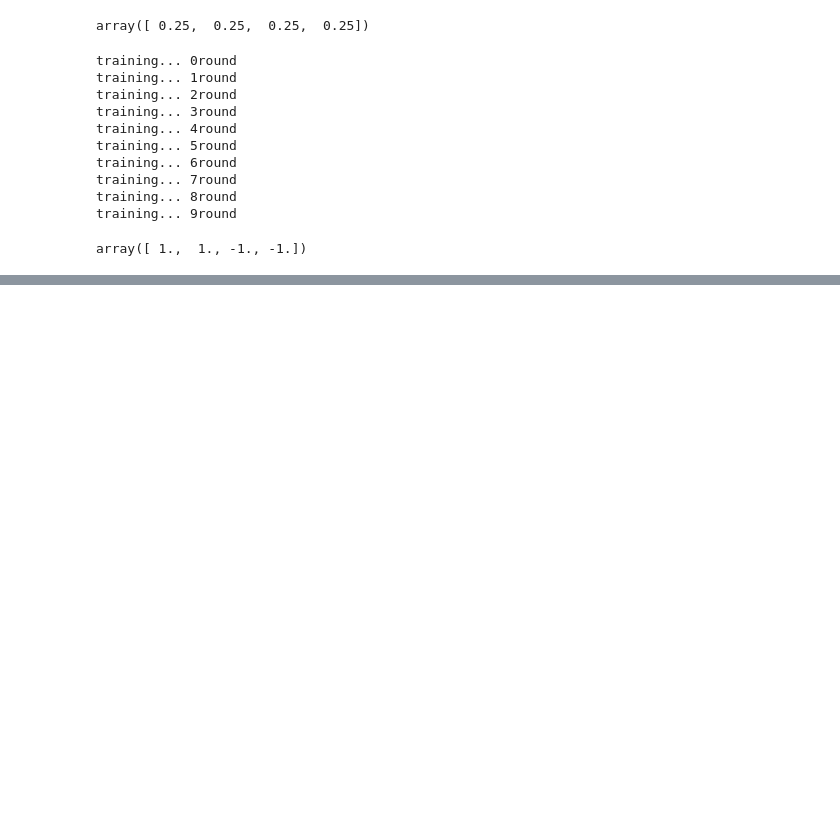
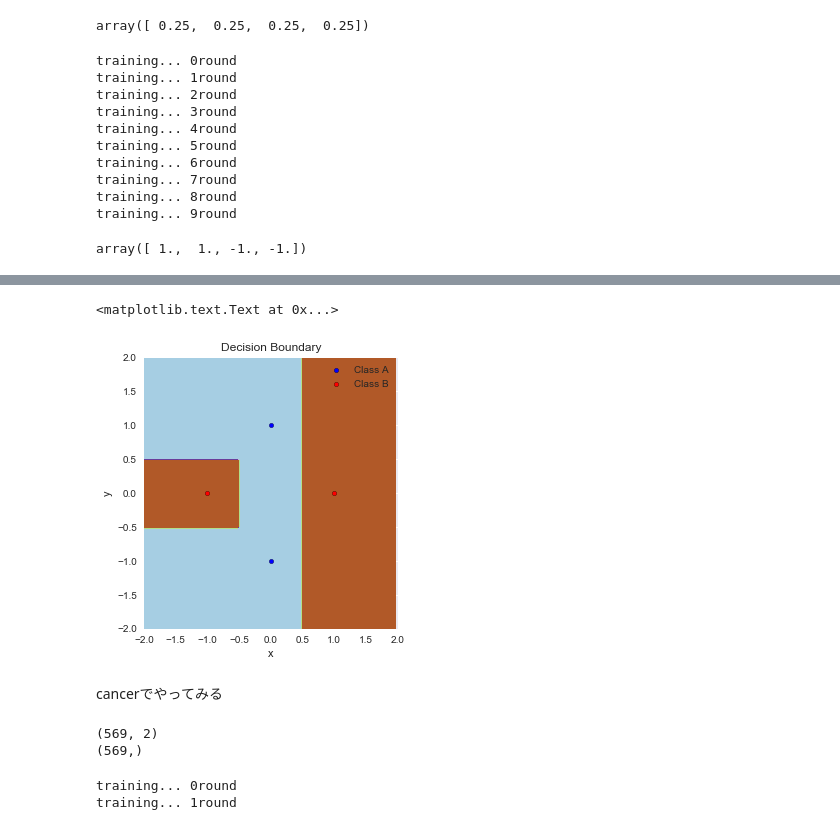
Before and after one commit to OhkaMLsemi/adaboost, a Jupyter notebook: Adaboost.ipynb, the cells around one changed output, grey strips where cells are left out. Saved outputs shown, nothing was run; the diff lists cells and outputs as text; code cells hidden in the pictures; blank space fills up the shorter version.

```diff
--- a/Adaboost.ipynb
+++ b/Adaboost.ipynb
@@ -376,8 +392,8 @@ class AdaBoost(object):
 
         return df.apply(func,axis=1).values
 # %%
-data = pd.DataFrame({0:[1,-1,0,0],1:[0,0,-1,1]})
-data
+X = pd.DataFrame({0:[1,-1,0,0],1:[0,0,-1,1]})
+X
 # %% [output]
 |  | 0 | 1 |
 | 0 | 1 | 0 |
@@ -385,4 +401,5 @@ data
 | 2 | 0 | -1 |
 | 3 | 0 | 1 |
 # %%
-y=[1,1,-1,-1]
+y=pd.Series([1,1,-1,-1])
+y
@@ -399,7 +422,7 @@ init_dist
 # %% [output]
 array([ 0.25,  0.25,  0.25,  0.25])
 # %%
-clf.fit(data,y,init_dist,10)
+clf.fit(X,y,init_dist,10)
 # %% [output]
 training... 0round
 training... 1round
@@ -429,0 +465,54 @@ print(clf.result_list)
+# %%
+
+plot_colors = "br"
+plot_step = 0.02
+class_names = "AB"
+
+plt.figure(figsize=(10, 5))
+# Plot the decision boundaries
+plt.subplot(121)
+x_min, x_max = X.loc[:, 0].min() - 1, X.loc[:,0].max() + 1
+y_min, y_max = X.loc[:, 1].min() - 1, X.loc[:, 1].max() + 1
+xx, yy = np.meshgrid(np.arange(x_min, x_max, plot_step),
+                     np.arange(y_min, y_max, plot_step))
+
+Z = clf.predict(np.c_[xx.ravel(), yy.ravel()])
+Z = Z.reshape(xx.shape)
+cs = plt.contourf(xx, yy, Z, cmap=plt.cm.Paired)
+plt.axis("tight")
+
+# Plot the training points
+for i, n, c in zip([-1,1], class_names, plot_colors):
+    plt.scatter(X.loc[y == i, 0], X.loc[y == i, 1],
+                c=c, cmap=plt.cm.Paired,
+                s=20, edgecolor='k',
+                label="Class %s" % n)
+plt.xlim(x_min, x_max)
+plt.ylim(y_min, y_max)
+plt.legend(loc='upper right')
+plt.xlabel('x')
+plt.ylabel('y')
+plt.title('Decision Boundary')
+# %% [output]
+<matplotlib.text.Text at 0x...>
+[figure, added]
+# %% [markdown]
+cancerでやってみる
+# %%
+features = ["mean radius","mean texture"]
+X = cancer.loc[:,features]
+Y = cancer["target"]
+Y = Y.where(Y == 1,-1)
+print(X.shape)
+print(Y.shape)
+# %% [output]
+(569, 2)
+(569,)
+# %%
+clf = AdaBoost()
+init_dist = np.empty(X.shape[0])
+init_dist.fill(1/X.shape[0])
+clf.fit(X,Y,init_dist,10)
+# %% [output]
+training... 0round
+training... 1round
```
Also changed, not shown: parts of 12 cells of this notebook.
